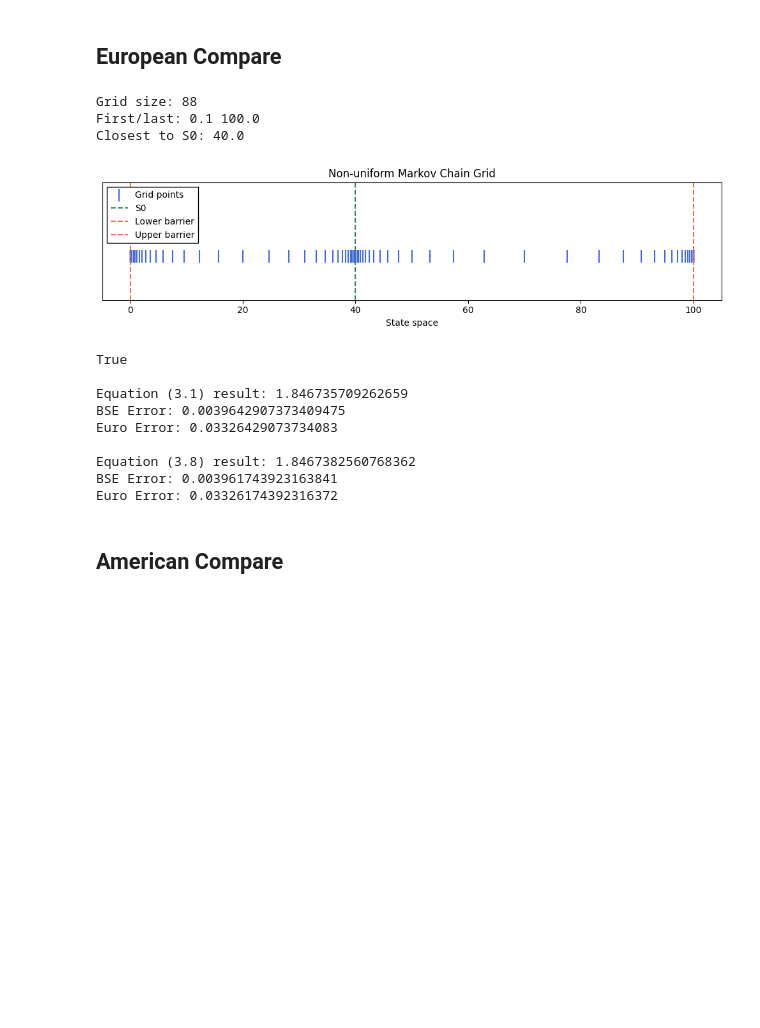
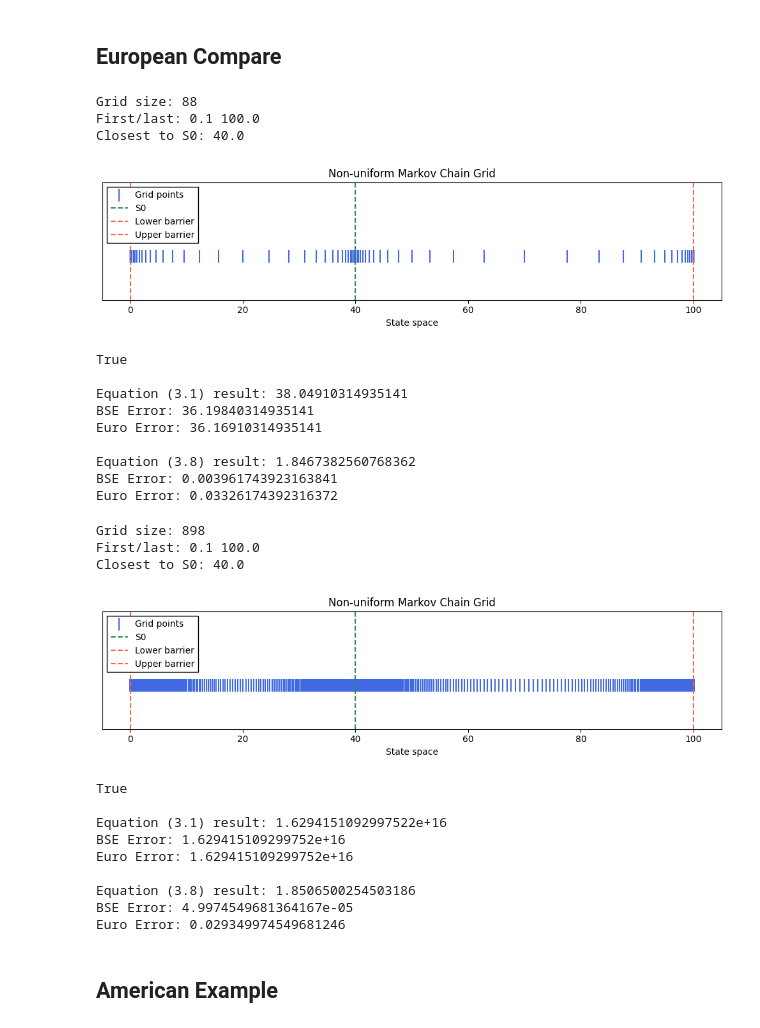
Before and after one commit to heavy-t/MMATH_Project, a Jupyter notebook: Markov.ipynb, the cells around one changed output. Drawn from its saved outputs; the diff is of its cells as text; code cells hidden in the pictures; blank space fills up the shorter version.

Commit message:
American maybe wrong

```diff
--- a/Markov.ipynb
+++ b/Markov.ipynb
@@ -401,21 +413,25 @@ def theorem_3_9_value(Lambda_hat, psi, T):
 # %%
 #Equation (3.1) Discounted payoff of the European put option
-def european_put_value(Lambda, G, E, T, r):
+def european_put_value(Lambda, G, E, T, r,S0):
 
-    phi_euro = np.maximum(E - G, 0.0)           # payoff on the grid
+    phi_euro = np.maximum(E - G, S0)           # payoff on the grid
     i0 = np.argmin(np.abs(G - 40.0))
     value_vec = np.exp(-r * T) * (expm(T * Lambda) @ phi_euro)
 
     return {"option_price":value_vec[i0], "option_tree":value_vec}
 
 #Equation (3.1) Discounted payoff of the European Call option
-def european_call_value(Lambda, G, E, T, r):
+def european_call_value(Lambda, G, E, T, r,S0):
 
     phi_euro = np.maximum(G - E, 0.0)           # payoff on the grid
-    i0 = np.argmin(np.abs(G - 40.0))
+    i0 = np.argmin(np.abs(G - S0))
     value_vec = np.exp(-r * T) * (expm(T * Lambda) @ phi_euro)
 
     return {"option_price":value_vec[i0], "option_tree":value_vec}
+
+#Equation (3.9) shit - fix me
+def theorem_3_9_value(Lambda_hat, psi, T):
+    return expm(T * Lambda_hat) @ psi #What should I do with psi?
 # %% [markdown]
 ## European Compare
 # %%
@@ -443,13 +459,13 @@ Lambda = build_generator(G, r, d, sigma)
 print(np.all(build_jump_generator(G) == 0))
 
 #Equation (3.1)
-result = european_put_value(Lambda, G, E, T, r)
+result = european_put_value(Lambda, G, E, T, r,S0)
 print("\nEquation (3.1) result:", result["option_price"])
 print("BSE Error:", abs(result["option_price"] - BSE),
       "\nEuro Error:", abs(result["option_price"] - Euro_30_bin))
 
 #Equation (3.8)
-result = theorem_3_8_value(Lambda, G, l, u, r, T, E,S0)
+result = theorem_3_8_value_euro_style(Lambda, G, l, u, r, T, E,S0)
 print("\nEquation (3.8) result:", result["option_price"])
 print("BSE Error:", abs(result["option_price"] - BSE),
       "\nEuro Error:", abs(result["option_price"] - Euro_30_bin))
@@ -460,13 +476,62 @@ Closest to S0: 40.0
 [figure]
 True
 
-Equation (3.1) result: 1.846735709262659
-BSE Error: 0.0039642907373409475
-Euro Error: 0.03326429073734083
+Equation (3.1) result: 38.04910314935141
+BSE Error: 36.19840314935141
+Euro Error: 36.16910314935141
 
 Equation (3.8) result: 1.8467382560768362
 BSE Error: 0.003961743923163841
 Euro Error: 0.03326174392316372
+# %%
+S0, E, r, T, option_type, sigma, d = 40, 32, 0.1, 0.5, "put", 0.54202, 0
+BSE ,Euro_30_bin = 1.8507 , 1.88
+l,u = 0.11, 99.999
+
+G = build_nonuniform_grid(
+    S0=S0, l=l, u=u,
+    x_min=0.1, x_max=100,
+    N1=300, N2=300, N3=300,
+    d1_minus=20, d1_plus=1.0,
+    d2_minus=1.0,   d2_plus=1.0,
+    d3_minus=1.0,   d3_plus=20,
+)
+
+print("Grid size:", len(G))
+print("First/last:", G[0], G[-1])
+print("Closest to S0:", G[np.argmin(np.abs(G - S0))])
+
+plot_grid(G, S0=S0, l=l, u=u)
+
+#Generator Building
+Lambda = build_generator(G, r, d, sigma)
+print(np.all(build_jump_generator(G) == 0))
+
+#Equation (3.1)
+result = european_put_value(Lambda, G, E, T, r,S0)
+print("\nEquation (3.1) result:", result["option_price"])
+print("BSE Error:", abs(result["option_price"] - BSE),
+      "\nEuro Error:", abs(result["option_price"] - Euro_30_bin))
+
+#Equation (3.8)
+result = theorem_3_8_value_euro_style(Lambda, G, l, u, r, T, E,S0)
+print("\nEquation (3.8) result:", result["option_price"])
+print("BSE Error:", abs(result["option_price"] - BSE),
+      "\nEuro Error:", abs(result["option_price"] - Euro_30_bin))
+# %% [output]
+Grid size: 898
+First/last: 0.1 100.0
+Closest to S0: 40.0
+[figure, added]
+True
+
+Equation (3.1) result: 1.6294151092997522e+16
+BSE Error: 1.629415109299752e+16
+Euro Error: 1.629415109299752e+16
+
+Equation (3.8) result: 1.8506500254503186
+BSE Error: 4.9974549681364167e-05
+Euro Error: 0.029349974549681246
 # %% [markdown]
-## American Compare
+## American Example
 # %%
```
Also changed, not shown: parts of 4 cells of this notebook.
